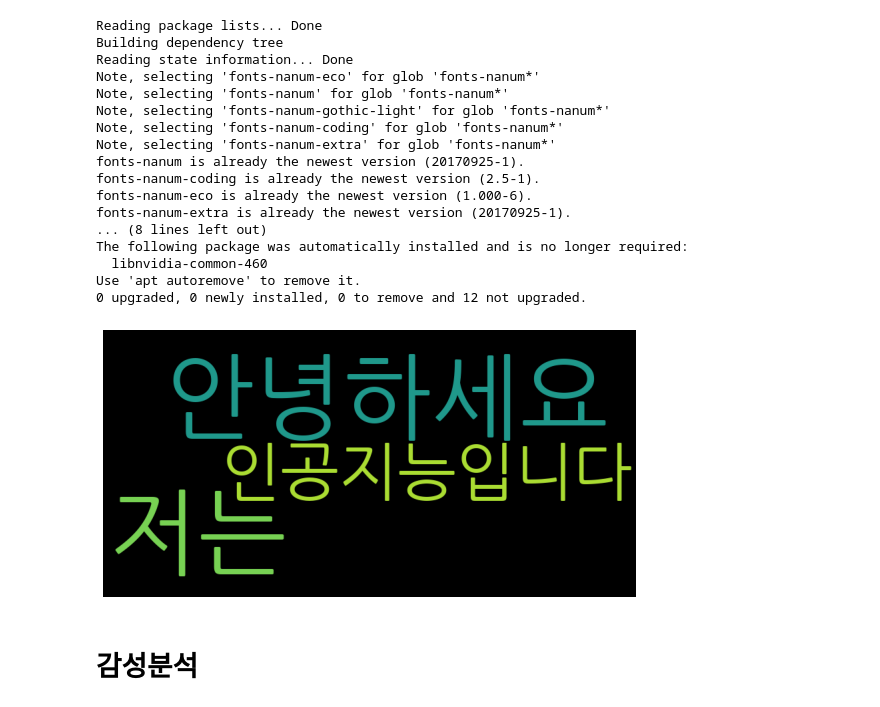
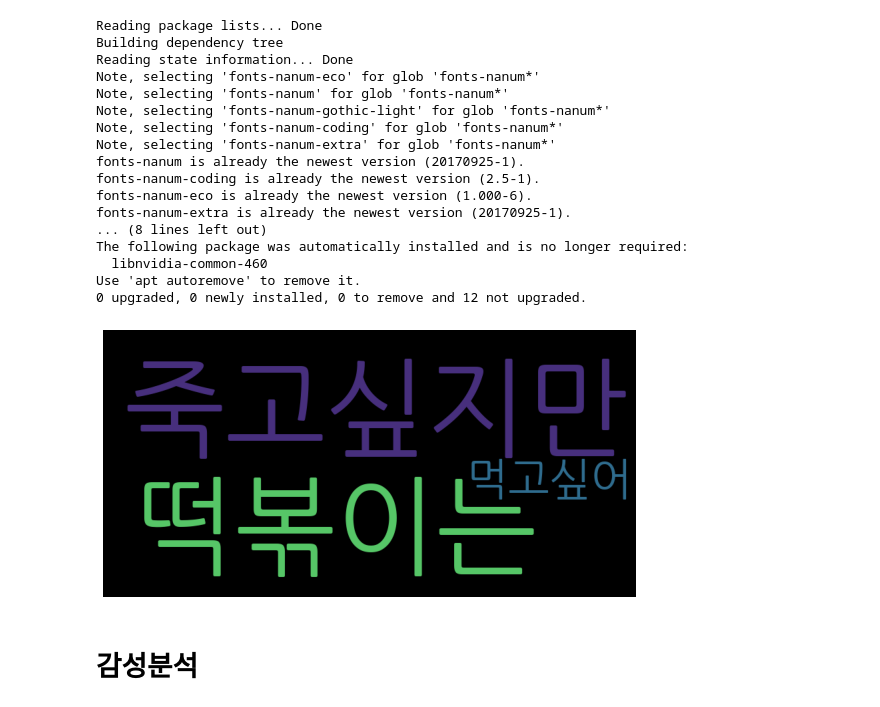
Before and after one commit to 04-5h/Ecole, a Jupyter notebook: tm.ipynb, the cells around one changed output. Cells and saved outputs as stored; diff of their text form; code cells hidden in the pictures.

```diff
--- a/tm.ipynb
+++ b/tm.ipynb
@@ -424,10 +424,10 @@ def generate_wordcloud_korean(text):
     plt.axis('off')
     plt.imshow(wordcloud)
     plt.axis("off")
-# %%
-generate_wordcloud_korean("안녕하세요. 저는 인공지능입니다.")
-# %% [output]
-[figure, removed]
+# %%
+generate_wordcloud_korean("죽고싶지만 떡볶이는 먹고싶어.")
+# %% [output]
+[figure, added]
 # %% [markdown]
 # 감성분석
 # %%
```
Also changed, not shown: parts of 15 cells of this notebook.
